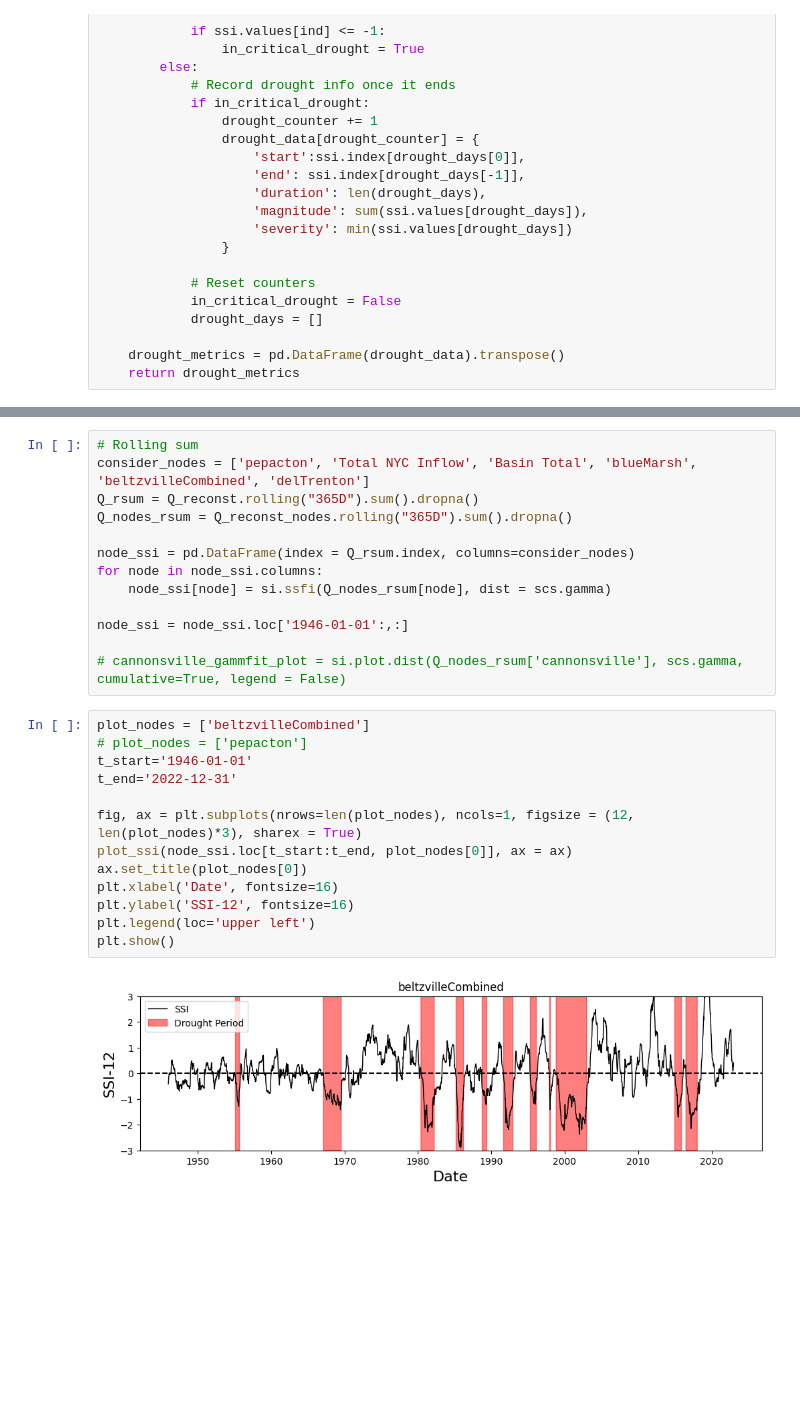
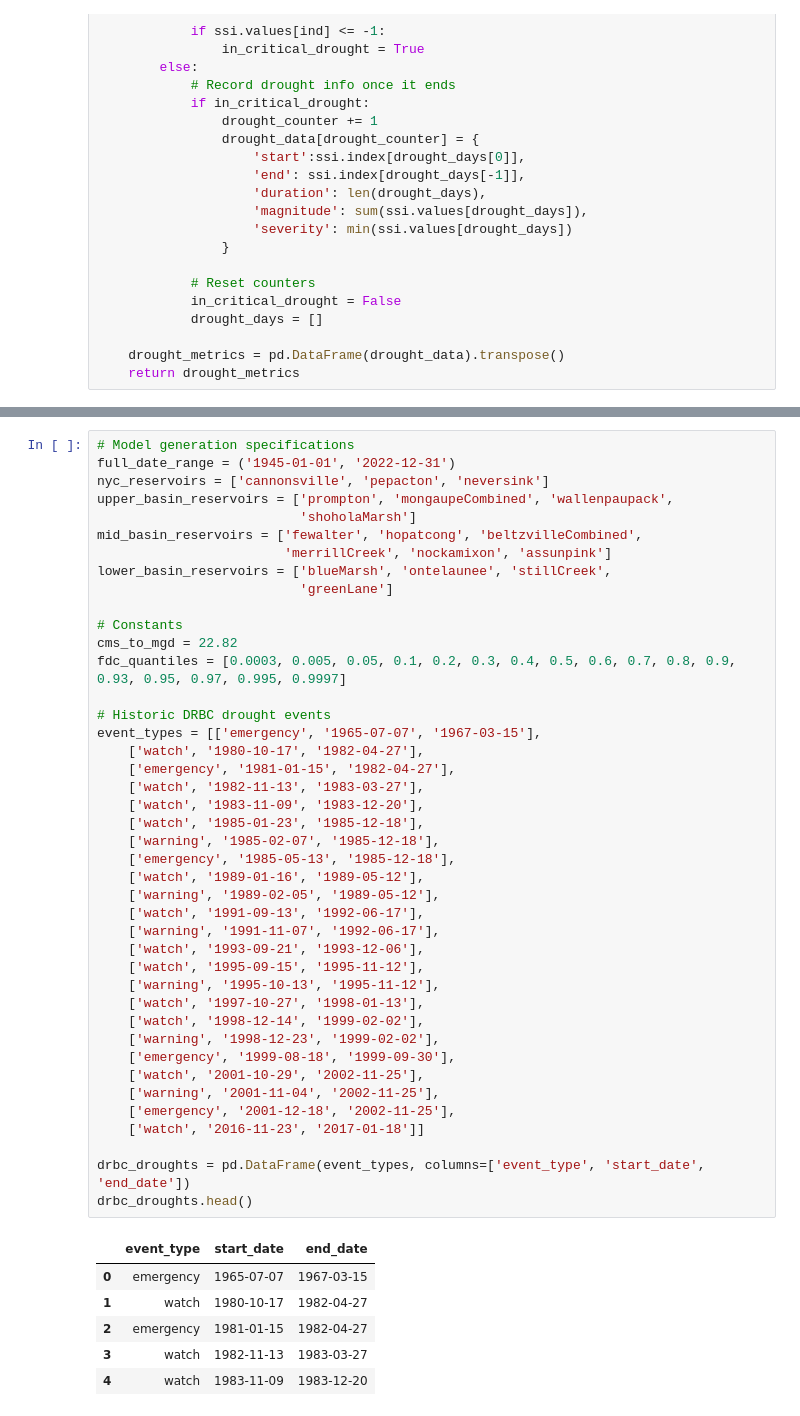
Before and after one commit to Pywr-DRB/DRB-Historic-Reconstruction, a Jupyter notebook: DRB_historic_drought_analysis.ipynb, the cells around one changed output, grey strips where cells are left out. Saved outputs shown, nothing was run; the diff lists cells and outputs as text; blank space fills up the shorter version.

```diff
--- a/DRB_historic_drought_analysis.ipynb
+++ b/DRB_historic_drought_analysis.ipynb
@@ -89,28 +68,49 @@ Q_reconst_nodes["Basin Total"] = Q_reconst_nodes.sum(axis=1)
-# %%
-# Rolling sum
-consider_nodes = ['pepacton', 'Total NYC Inflow', 'Basin Total', 'blueMarsh', 'beltzvilleCombined', 'delTrenton']
-Q_rsum = Q_reconst.rolling("365D").sum().dropna()
-Q_nodes_rsum = Q_reconst_nodes.rolling("365D").sum().dropna()
-
-node_ssi = pd.DataFrame(index = Q_rsum.index, columns=consider_nodes)
-for node in node_ssi.columns:
-    node_ssi[node] = si.ssfi(Q_nodes_rsum[node], dist = scs.gamma)
-
-node_ssi = node_ssi.loc['1946-01-01':,:]
-
-# cannonsville_gammfit_plot = si.plot.dist(Q_nodes_rsum['cannonsville'], scs.gamma, cumulative=True, legend = False)
-# %%
-plot_nodes = ['beltzvilleCombined']
-# plot_nodes = ['pepacton']
-t_start='1946-01-01'
-t_end='2022-12-31'
-
-fig, ax = plt.subplots(nrows=len(plot_nodes), ncols=1, figsize = (12, len(plot_nodes)*3), sharex = True)
-plot_ssi(node_ssi.loc[t_start:t_end, plot_nodes[0]], ax = ax)
-ax.set_title(plot_nodes[0])
-plt.xlabel('Date', fontsize=16)
-plt.ylabel('SSI-12', fontsize=16)
-plt.legend(loc='upper left')
-plt.show()
-# %% [output]
-[figure, removed]
+# %%
+# Model generation specifications
+full_date_range = ('1945-01-01', '2022-12-31')
+nyc_reservoirs = ['cannonsville', 'pepacton', 'neversink']
+upper_basin_reservoirs = ['prompton', 'mongaupeCombined', 'wallenpaupack',
+                          'shoholaMarsh']
+mid_basin_reservoirs = ['fewalter', 'hopatcong', 'beltzvilleCombined',
+                        'merrillCreek', 'nockamixon', 'assunpink']
+lower_basin_reservoirs = ['blueMarsh', 'ontelaunee', 'stillCreek',
+                          'greenLane']
+
+# Constants
+cms_to_mgd = 22.82
+fdc_quantiles = [0.0003, 0.005, 0.05, 0.1, 0.2, 0.3, 0.4, 0.5, 0.6, 0.7, 0.8, 0.9, 0.93, 0.95, 0.97, 0.995, 0.9997]
+
+# Historic DRBC drought events
+event_types = [['emergency', '1965-07-07', '1967-03-15'],
+    ['watch', '1980-10-17', '1982-04-27'],
+    ['emergency', '1981-01-15', '1982-04-27'],
+    ['watch', '1982-11-13', '1983-03-27'],
+    ['watch', '1983-11-09', '1983-12-20'],
+    ['watch', '1985-01-23', '1985-12-18'],
+    ['warning', '1985-02-07', '1985-12-18'],
+    ['emergency', '1985-05-13', '1985-12-18'],
+    ['watch', '1989-01-16', '1989-05-12'],
+    ['warning', '1989-02-05', '1989-05-12'],
+    ['watch', '1991-09-13', '1992-06-17'],
+    ['warning', '1991-11-07', '1992-06-17'],
+    ['watch', '1993-09-21', '1993-12-06'],
+    ['watch', '1995-09-15', '1995-11-12'],
+    ['warning', '1995-10-13', '1995-11-12'],
+    ['watch', '1997-10-27', '1998-01-13'],
+    ['watch', '1998-12-14', '1999-02-02'],
+    ['warning', '1998-12-23', '1999-02-02'],
+    ['emergency', '1999-08-18', '1999-09-30'],
+    ['watch', '2001-10-29', '2002-11-25'],
+    ['warning', '2001-11-04', '2002-11-25'],
+    ['emergency', '2001-12-18', '2002-11-25'],
+    ['watch', '2016-11-23', '2017-01-18']]
+
+drbc_droughts = pd.DataFrame(event_types, columns=['event_type', 'start_date', 'end_date'])
+drbc_droughts.head()
+# %% [output]
+|  | event_type | start_date | end_date |
+| 0 | emergency | 1965-07-07 | 1967-03-15 |
+| 1 | watch | 1980-10-17 | 1982-04-27 |
+| 2 | emergency | 1981-01-15 | 1982-04-27 |
+| 3 | watch | 1982-11-13 | 1983-03-27 |
+| 4 | watch | 1983-11-09 | 1983-12-20 |
```
Also changed, not shown: parts of 9 cells of this notebook, 12 other files.
